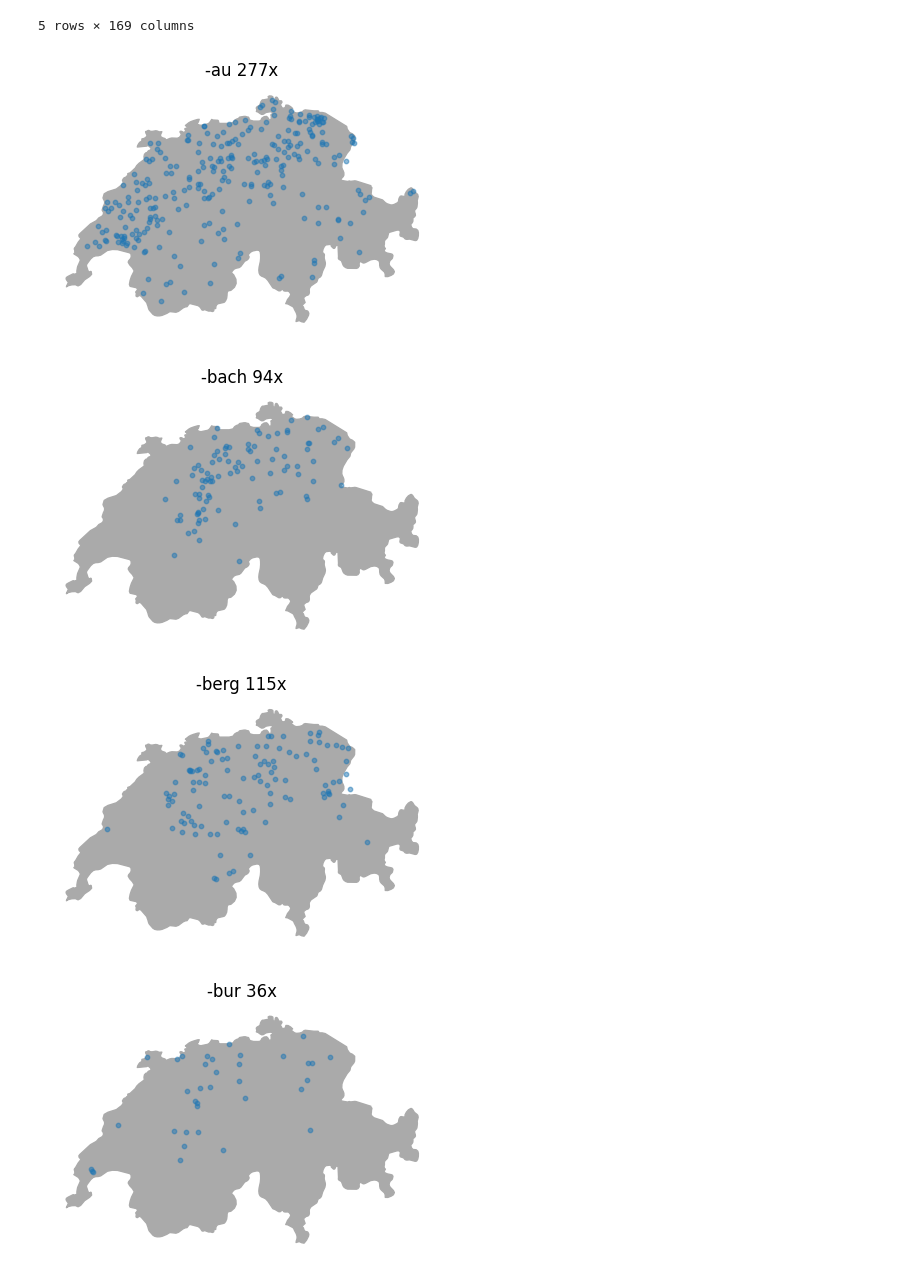
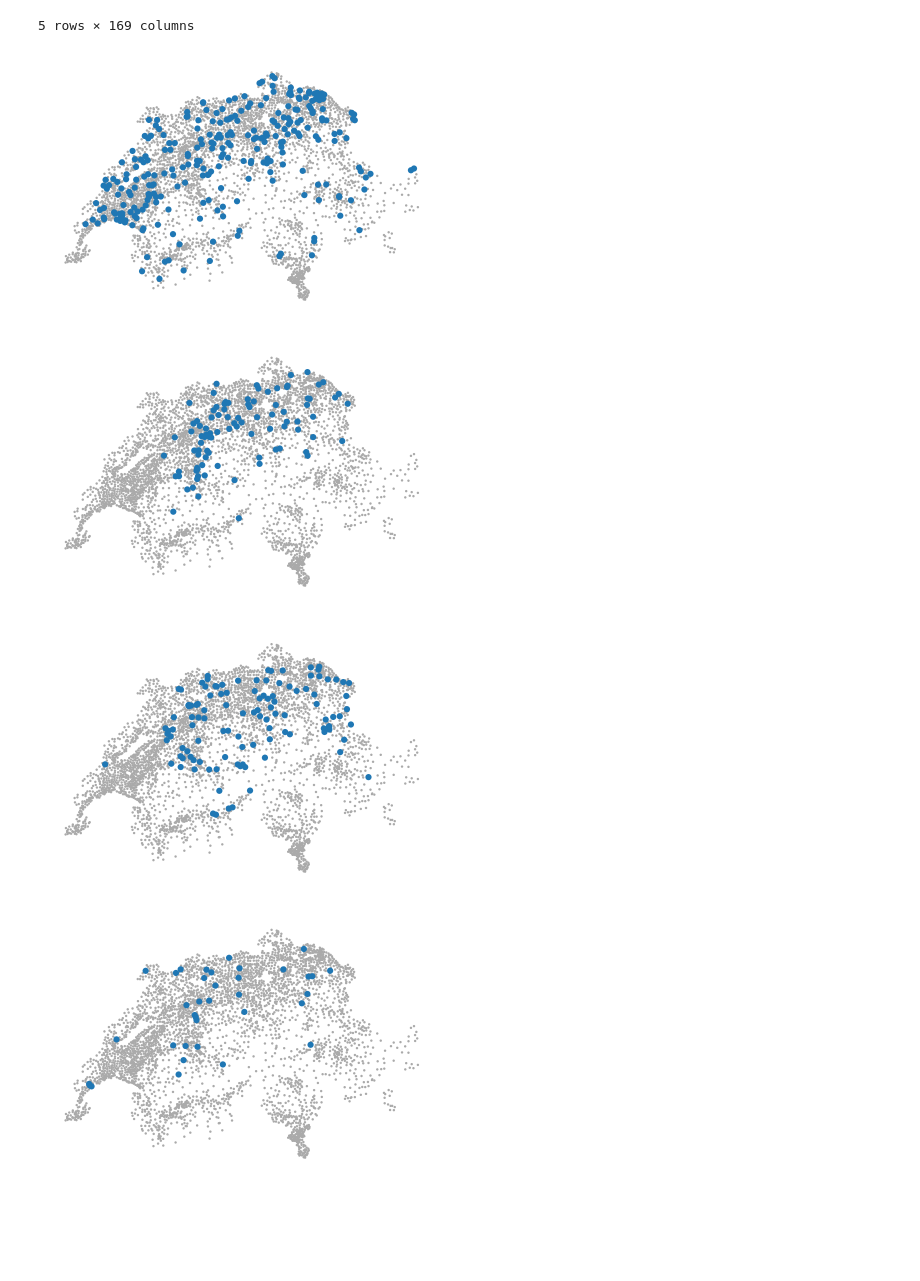
Before and after one commit to Roald87/citykon, a Jupyter notebook: citykon.ipynb, the cells around one changed output. Saved outputs shown, nothing was run; the diff lists cells and outputs as text; code cells hidden in the pictures; blank space fills up the shorter version.

```diff
--- a/citykon.ipynb
+++ b/citykon.ipynb
@@ -34,24 +34,33 @@ world.head()
 # %%
 switzerland = world[world.ADMIN == 'Switzerland']
 
 endings = "au bach bur heim rüti ikon ingen hof dorf wil berg tal stetten schwand stat wang".split()
 for ending in sorted(endings):
     fig, ax = plt.subplots(figsize=(5, 5))
 
-    # Plot the outline of Switzerland
-    switzerland.plot(ax=ax, color='#aaa', edgecolor='#aaa')
+    specific_ending = cities["Ortschaftsname"].str.contains(f"{ending}\s*", regex=True, flags=re.IGNORECASE)
 
-    df = cities[cities["Ortschaftsname"].str.contains(f"{ending}\s*", regex=True, flags=re.IGNORECASE)]
-    gdf = gpd.GeoDataFrame(df, geometry=gpd.points_from_xy(df['E'], df['N']))
+    # All other cities
+    without_ending = cities[~specific_ending]
+    gdf = gpd.GeoDataFrame(without_ending, geometry=gpd.points_from_xy(without_ending['E'], without_ending['N']))
     # Set the initial CRS to WGS84 (EPSG:4326) if not already set, the normal projection of switzerland on most maps
     gdf.set_crs(epsg=4326, inplace=True)
-    gdf.plot(ax=ax, markersize=10, alpha=0.5)
-    plt.title(f"-{ending} {len(df)}x")
+    gdf.plot(ax=ax, markersize=3, alpha=1, color='#aaa', edgecolor='none')
+
+    # Cities with specific ending
+    with_ending = cities[specific_ending]
+    gdf = gpd.GeoDataFrame(with_ending, geometry=gpd.points_from_xy(with_ending['E'], with_ending['N']))
+    # Set the initial CRS to WGS84 (EPSG:4326) if not already set, the normal projection of switzerland on most maps
+    gdf.set_crs(epsg=4326, inplace=True)
+    gdf.plot(ax=ax, markersize=20, alpha=1, edgecolor='none')
+
+    ax.set_facecolor('none')  # Set the axis background to be transparent
+
     plt.axis('off')
-    plt.savefig(f"{ending}_{len(df)}.svg", bbox_inches='tight')
+    plt.savefig(f"{ending}_{len(with_ending)}.png", bbox_inches='tight', transparent=True)
     plt.show()
 # %% [output]
-[figure, old version]
+[figure, new version]
-[figure, old version]
+[figure, new version]
-[figure, old version]
+[figure, new version]
-[figure, old version]
+[figure, new version]
```
Also changed, not shown: parts of 2 cells of this notebook, 34 other files.
